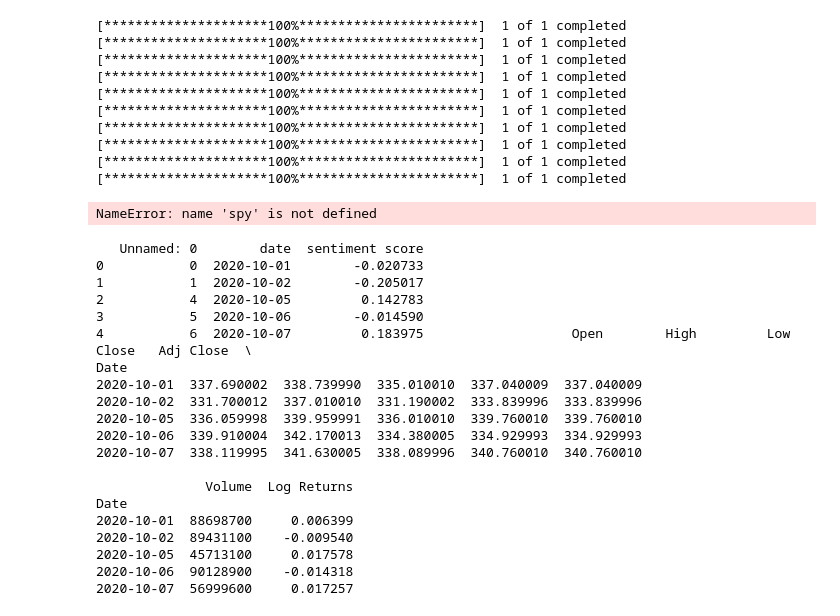
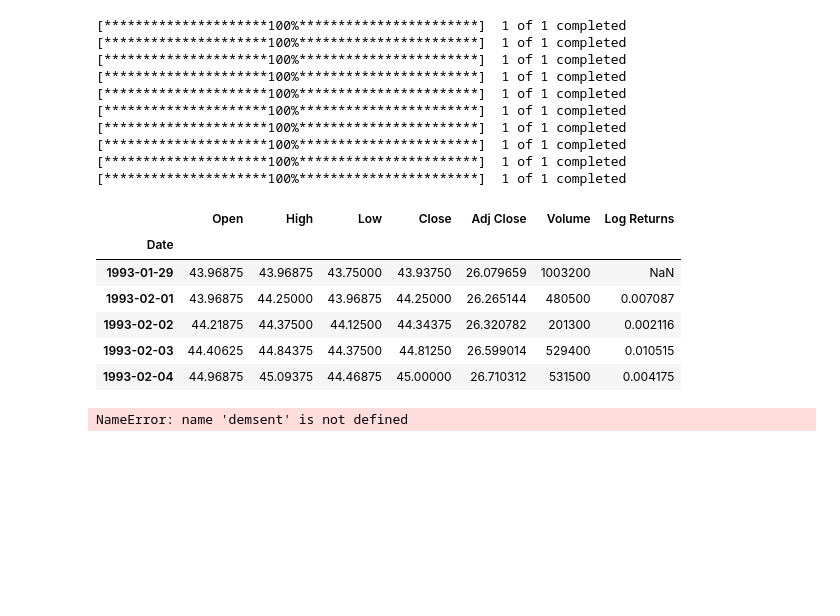
Before and after one commit to sandeepmukh/NYTvMarket, a Jupyter notebook: Data Manipulation.ipynb, the cells around one changed output. Saved outputs shown, nothing was run; the diff lists cells and outputs as text; code cells hidden in the pictures; blank space fills up the shorter version.

```diff
--- a/Data Manipulation.ipynb
+++ b/Data Manipulation.ipynb
@@ -44,23 +43,22 @@ xlc = yf.download("XLC")
 [*********************100%***********************]  1 of 1 completed
 [*********************100%***********************]  1 of 1 completed
 [*********************100%***********************]  1 of 1 completed
+# %%
+listOfFunds = [spy , xlk , xlv, xlf, xly , xli, xlp, xlu, xle, xlc]
+
+for etf in listOfFunds:
+    etf["Log Returns"] = np.log(etf["Close"]/etf["Close"].shift(1))
+spy.head()
+# %% [output]
+|  | Open | High | Low | Close | Adj Close | Volume | Log Returns |
+| Date |  |  |  |  |  |  |  |
+| 1993-01-29 | 43.96875 | 43.96875 | 43.75000 | 43.93750 | 26.079659 | 1003200 | NaN |
+| 1993-02-01 | 43.96875 | 44.25000 | 43.96875 | 44.25000 | 26.265144 | 480500 | 0.007087 |
+| 1993-02-02 | 44.21875 | 44.37500 | 44.12500 | 44.34375 | 26.320782 | 201300 | 0.002116 |
+| 1993-02-03 | 44.40625 | 44.84375 | 44.37500 | 44.81250 | 26.599014 | 529400 | 0.010515 |
+| 1993-02-04 | 44.96875 | 45.09375 | 44.46875 | 45.00000 | 26.710312 | 531500 | 0.004175 |
 # %%
-listOfFunds = [spy , xlk , xlv, xlf, xly , xli, xlp, xlu, xle, xlc]
-
-for etf in listOfFunds:
-    etf["Log Returns"] = np.log(etf["Close"]/etf["Close"].shift(1))
-
-xlk = xlk['2020-10-01':'2020-11-29']
-xlv = xlv['2020-10-01':'2020-11-29']
-xlf = xlf['2020-10-01':'2020-11-29']
-xly = xly['2020-10-01':'2020-11-29']
-xli = xli['2020-10-01':'2020-11-29']
-xlp = xlp['2020-10-01':'2020-11-29']
-xlu = xlu['2020-10-01':'2020-11-29']
-xle = xle['2020-10-01':'2020-11-29']
-xlc = xlc['2020-10-01':'2020-11-29']
+spy , xlk , xlv, xlf, xly , xli, xlp, xlu, xle, xlc = spy['2020-10-01':'2020-11-29'] , xlk['2020-10-01':'2020-11-29'] , xlv['2020-10-01':'2020-11-29'], xlf['2020-10-01':'2020-11-29'], xly['2020-10-01':'2020-11-29'] , xli['2020-10-01':'2020-11-29'], xlp, xlu, xle, xlc
-# %% [output]
-NameError: name 'spy' is not defined
 # %%
 def cov_cor(sentiment, logReturns):
     '''Returns a tuple containing the correlation and
@@ -72,25 +70,6 @@ def cov_cor(sentiment, logReturns):
 # np.cov(demsent, spy['2020-10-01':'2020-11-30']["Log Returns"])
 # spy['2020-10-01':'2020-11-30']
 # demsent.set_index("date")
-print(demsent.head(), spy['2020-10-01':'2020-11-30'].head())
+print(demsent.info(), spy['2020-10-01':'2020-11-30'].info())
 # %% [output]
-   Unnamed: 0        date  sentiment score
-0           0  2020-10-01        -0.020733
-1           1  2020-10-02        -0.205017
-2           4  2020-10-05         0.142783
-3           5  2020-10-06        -0.014590
-4           6  2020-10-07         0.183975                   Open        High         Low       Close   Adj Close  \
-Date
-2020-10-01  337.690002  338.739990  335.010010  337.040009  337.040009
-2020-10-02  331.700012  337.010010  331.190002  333.839996  333.839996
-2020-10-05  336.059998  339.959991  336.010010  339.760010  339.760010
-2020-10-06  339.910004  342.170013  334.380005  334.929993  334.929993
-2020-10-07  338.119995  341.630005  338.089996  340.760010  340.760010
-
-              Volume  Log Returns
-Date
-2020-10-01  88698700     0.006399
-2020-10-02  89431100    -0.009540
-2020-10-05  45713100     0.017578
-2020-10-06  90128900    -0.014318
-2020-10-07  56999600     0.017257
+NameError: name 'demsent' is not defined
```
Also changed, not shown: parts of 1 cell of this notebook, 3 other files.
